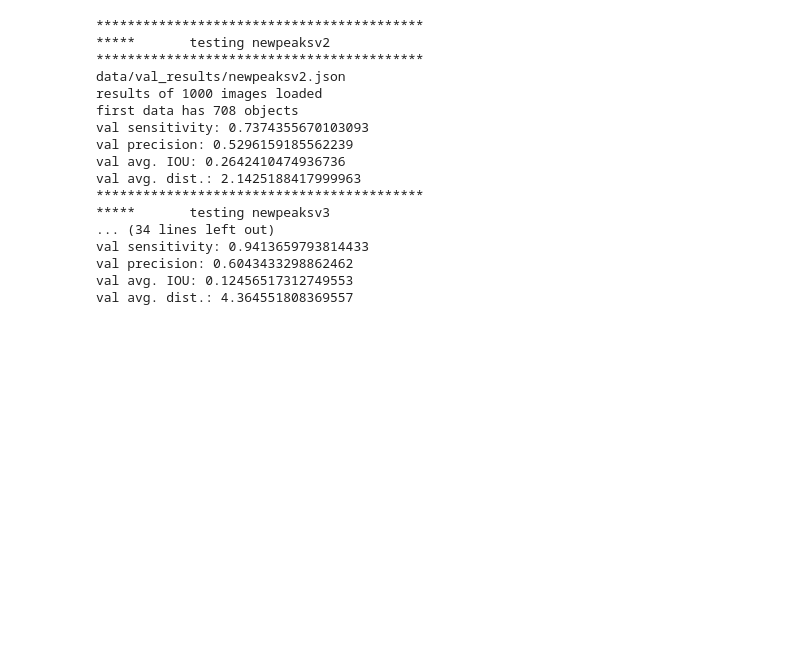
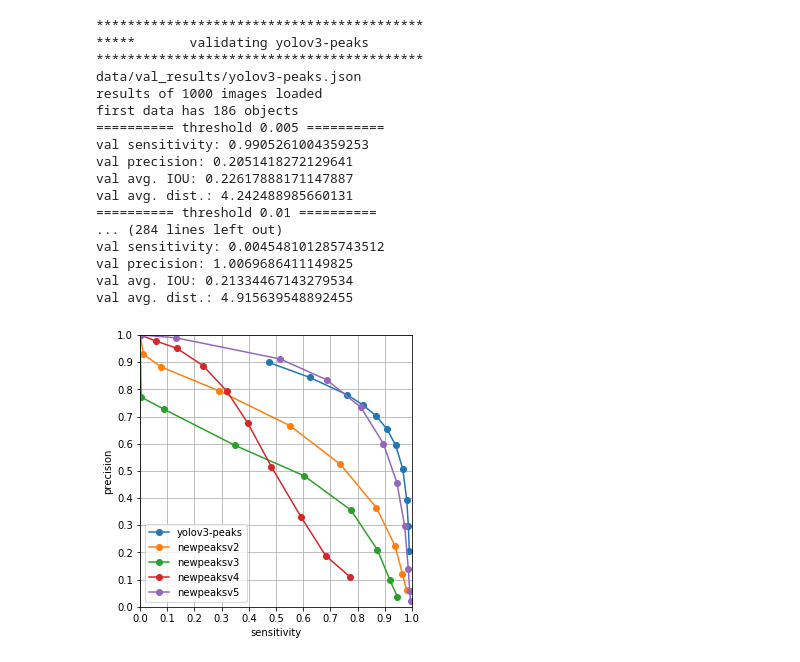
Before and after one commit to leeneil/peaknet, a Jupyter notebook: val_analysis_offline.ipynb, the cells around one changed output. Saved outputs shown, nothing was run; the diff lists cells and outputs as text; code cells hidden in the pictures; blank space fills up the shorter version.

Commit message:
done arch evaluation

```diff
--- a/val_analysis_offline.ipynb
+++ b/val_analysis_offline.ipynb
@@ -10,5 +8,5 @@ The autoreload extension is already loaded. To reload it, use:
 # %%
-val_labels = loadLabels("data/val_labels/", 100)
+val_labels = loadLabels("data/val_labels/", 1000)
 print("labels of {} images loaded".format(str(len(val_labels))))
 print('first data:')
 print(val_labels[0])
@@ -18,37 +16,71 @@ first data:
 [(153, 125), (79, 151), (100, 153), (273, 177), (262, 202), (204, 206), (313, 228), (273, 230), (66, 255), (178, 285), (143, 298), (39, 304), (305, 312), (32, 334), (61, 347), (80, 349), (605, 44), (4 ...
 # %%
 resultPath = "data/val_results/"
-archs = ["newpeaksv2", "newpeaksv3","newpeaksv4", "newpeaksv5", "yolov3-peaks"]
+archs = ["yolov3-peaks", "newpeaksv2", "newpeaksv3","newpeaksv4", "newpeaksv5"]
+
+threshs = [0.005, 0.01, 0.02, 0.05, 0.10, 0.15, 0.20, 0.25, 0.3, 0.4, 0.5]
+pre_vs_sen = {}
 
 for arch in archs:
     print("******************************************")
-    print("*****       testing " + arch)
+    print("*****       validating " + arch)
     print("******************************************")
     val_results = loadResults(resultPath+arch+".json")
     print("results of {} images loaded".format(str(len(val_results))))
     print('first data has {} objects'.format(str(len(val_results[0]))))
 
-    val_comp_results, val_comp_stats = compare( val_labels, val_results, 0.1, False )
-    val_sen, val_pre, val_iou, val_dist = val_comp_stats
-    print('val sensitivity:', val_sen)
-    print('val precision:', val_pre)
-    print('val avg. IOU:', val_iou)
-    print('val avg. dist.:', val_dist)
+    for thresh in threshs:
+        print("========== threshold " + str(thresh) + " ==========")
+        val_comp_results, val_comp_stats = compare( val_labels, val_results, thresh, (11,11), False )
+        val_sen, val_pre, val_iou, val_dist = val_comp_stats
+        print('val sensitivity:', val_sen)
+        print('val precision:', val_pre)
+        print('val avg. IOU:', val_iou)
+        print('val avg. dist.:', val_dist)
+        pre_vs_sen[ (arch, thresh) ] = val_comp_stats
+        if val_sen == -1:
+            break
 # %% [output]
 ******************************************
-*****       testing newpeaksv2
+*****       validating yolov3-peaks
 ******************************************
-data/val_results/newpeaksv2.json
+data/val_results/yolov3-peaks.json
 results of 1000 images loaded
-first data has 708 objects
-val sensitivity: 0.7374355670103093
-val precision: 0.5296159185562239
-val avg. IOU: 0.2642410474936736
-val avg. dist.: 2.1425188417999963
-******************************************
-*****       testing newpeaksv3
-... (34 lines left out)
-val sensitivity: 0.9413659793814433
-val precision: 0.6043433298862462
-val avg. IOU: 0.12456517312749553
-val avg. dist.: 4.364551808369557
+first data has 186 objects
+========== threshold 0.005 ==========
+val sensitivity: 0.9905261004359253
+val precision: 0.2051418272129641
+val avg. IOU: 0.22617888171147887
+val avg. dist.: 4.242488985660131
+========== threshold 0.01 ==========
+... (284 lines left out)
+val sensitivity: 0.004548101285743512
+val precision: 1.0069686411149825
+val avg. IOU: 0.21334467143279534
+val avg. dist.: 4.915639548892455
+# %%
+fig, ax = plt.subplots(1)
+for arch in archs:
+    x = []
+    y = []
+    for thresh in threshs:
+        sen, pre, _, _ = pre_vs_sen[ (arch, thresh) ]
+        if sen != -1:
+            x.append( min([sen, 1]) )
+            y.append( min([pre, 1]) )
+        else:
+            break
+    plt.plot( x, y, '-o', label=arch )
+plt.legend()
+plt.xlabel('sensitivity')
+plt.ylabel('precision')
+ax.set_xlim([0, 1])
+ax.set_ylim([0, 1])
+ax.set_xticks([0, 0.1, 0.2, 0.3, 0.4, 0.5, 0.6, 0.7, 0.8, 0.9, 1])
+ax.set_yticks([0, 0.1, 0.2, 0.3, 0.4, 0.5, 0.6, 0.7, 0.8, 0.9, 1])
+ax.grid(True)
+ax.set_aspect('equal')
+fig.set_size_inches(5, 5)
+plt.show()
+# %% [output]
+[figure, added]
```
Also changed, not shown: parts of 2 cells of this notebook, 1 other file.
